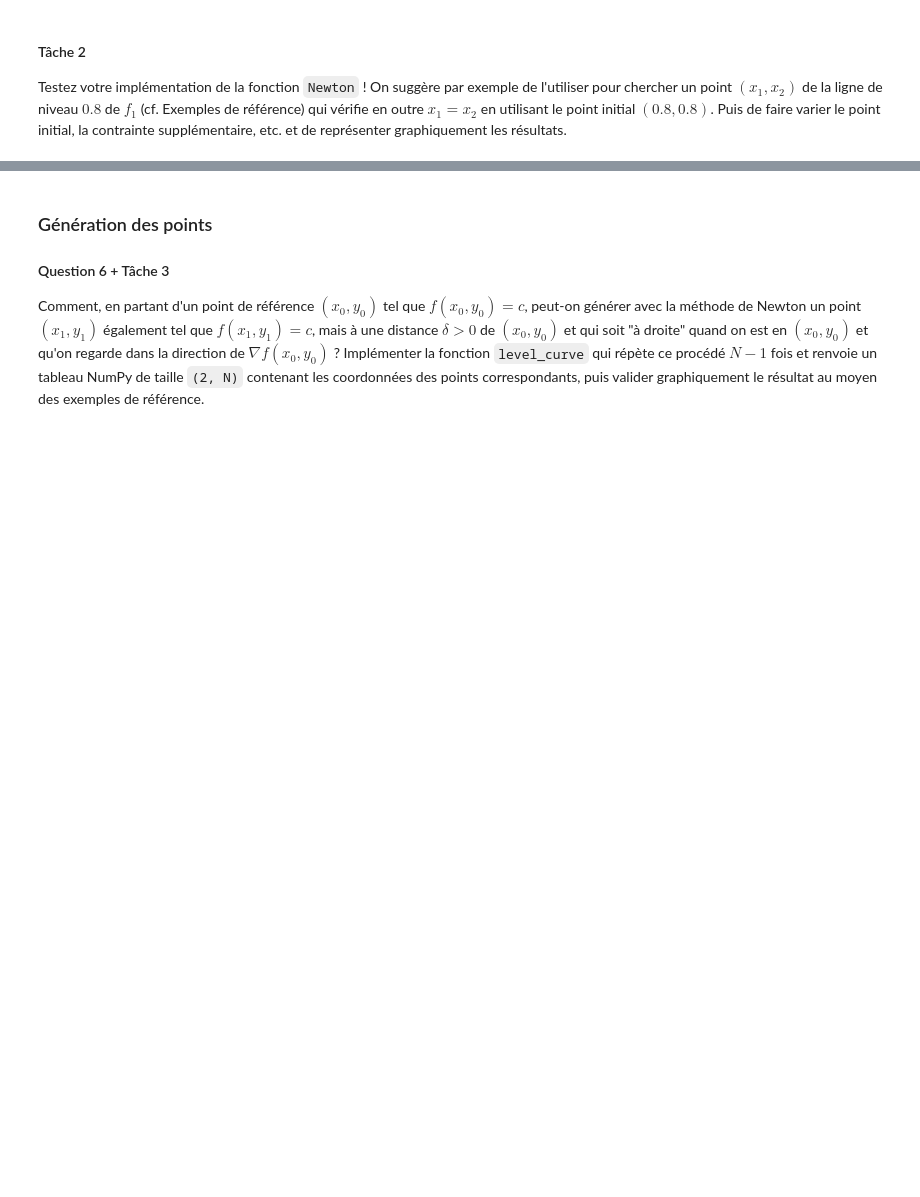
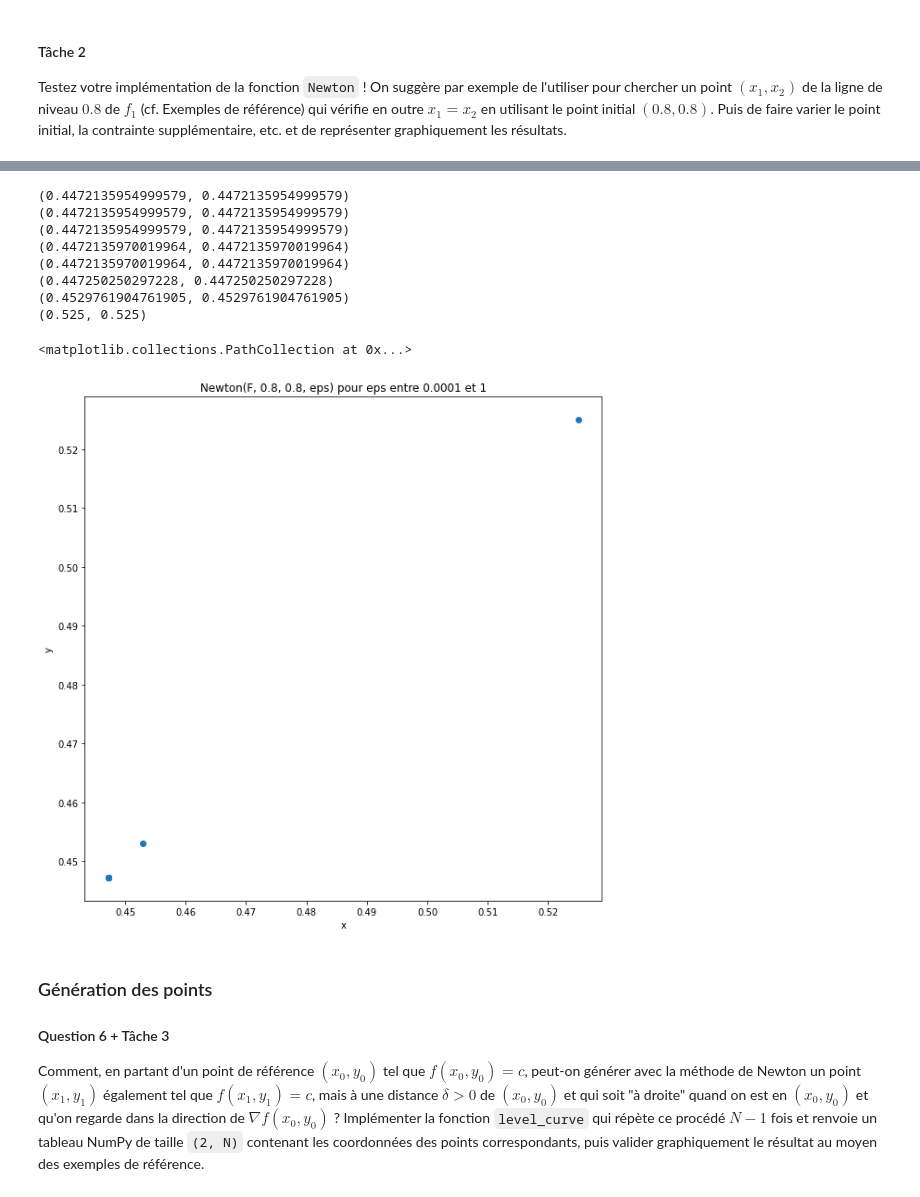
Before and after one commit to MariusAlonso/Projet-calcul-differentiel, a Jupyter notebook: Reponse.ipynb, the cells around one changed output, grey strips where cells are left out. Saved outputs shown, nothing was run; the diff lists cells and outputs as text; code cells hidden in the pictures; blank space fills up the shorter version.

```diff
--- a/Reponse.ipynb
+++ b/Reponse.ipynb
@@ -355,3 +378,30 @@ Newton(F,0.8,0.8)
+# %%
+precisions = [0.0001, 0.001, 0.005, 0.01, 0.05, 0.1, 0.5, 1.0]
+X3 = []
+Y3 = []
+
+
+for x in precisions :
+    a = Newton(F, 0.8, 0.8, x)
+    X3.append(a[0])
+    Y3.append(a[1])
+    print(a)                      #On print aussi les points, pour savoir à quel epsilon chaque point est associé
+
+plt.title('Newton(F, 0.8, 0.8, eps) pour eps entre 0.0001 et 1')
+plt.xlabel('x')
+plt.ylabel('y')
+plt.scatter(X3, Y3)
+# %% [output]
+(0.4472135954999579, 0.4472135954999579)
+(0.4472135954999579, 0.4472135954999579)
+(0.4472135954999579, 0.4472135954999579)
+(0.4472135970019964, 0.4472135970019964)
+(0.4472135970019964, 0.4472135970019964)
+(0.447250250297228, 0.447250250297228)
+(0.4529761904761905, 0.4529761904761905)
+(0.525, 0.525)
+<matplotlib.collections.PathCollection at 0x...>
+[figure, added]
 # %% [markdown]
 ### Génération des points
 
```
Also changed, not shown: parts of 4 cells of this notebook.
